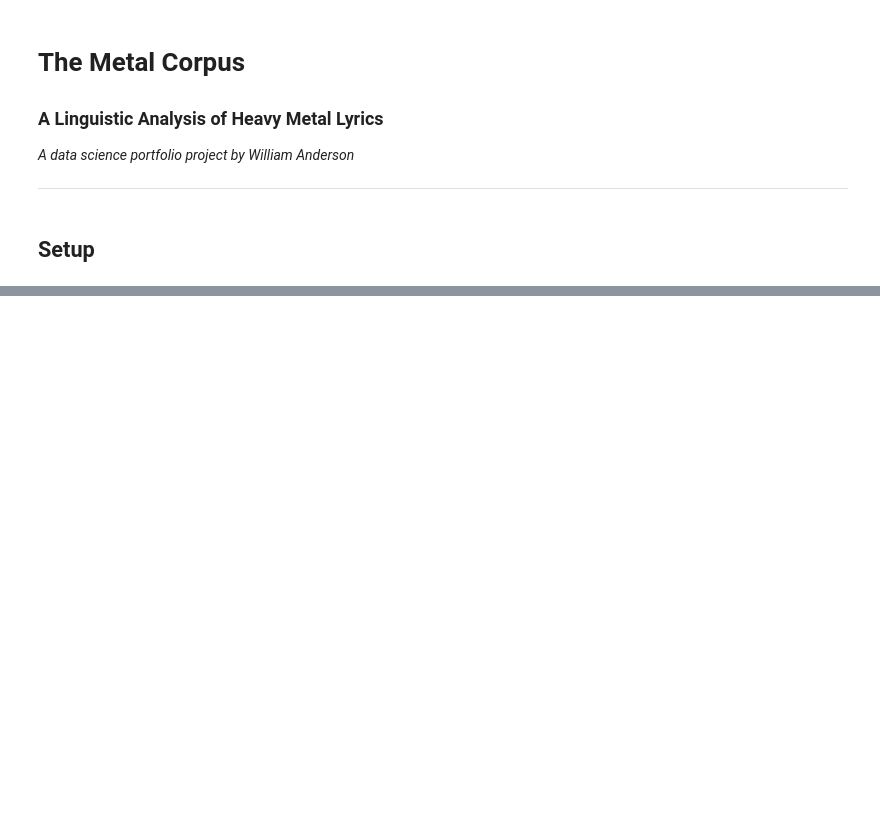
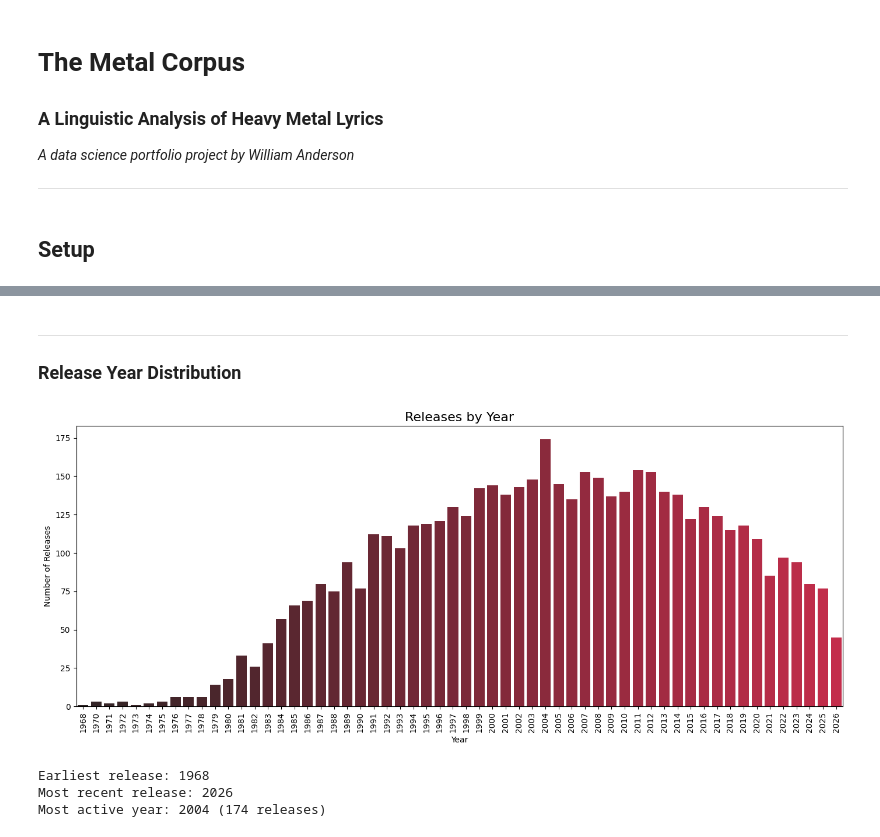
Before and after one commit to wanderson33245/The-Metal-Corpus, a Jupyter notebook: The Metal Corpus.ipynb, the cells around one changed output, grey strips where cells are left out. Saved outputs shown, nothing was run; the diff lists cells and outputs as text; code cells hidden in the pictures; blank space fills up the shorter version.

```diff
--- a/The Metal Corpus.ipynb
+++ b/The Metal Corpus.ipynb
@@ -113,0 +206,33 @@ Czech Republic           1
+# %% [markdown]
+---
+
+### Release Year Distribution
+# %%
+df_years = pd.read_sql("""
+    SELECT year, COUNT(*) as release_count
+    FROM releases
+    WHERE year != 'Unknown'
+    GROUP BY year
+    ORDER BY year
+""", conn)
+
+df_years['year'] = pd.to_numeric(df_years['year'], errors='coerce')
+df_years = df_years.dropna()
+
+plt.figure(figsize=(14, 6))
+sns.barplot(data=df_years, x='year', y='release_count', hue='year', palette='dark:crimson', legend=False)
+plt.title('Releases by Year', fontsize=16)
+plt.xlabel('Year')
+plt.ylabel('Number of Releases')
+plt.xticks(rotation=90)
+plt.tight_layout()
+plt.show()
+
+print(f"Earliest release: {int(df_years['year'].min())}")
+print(f"Most recent release: {int(df_years['year'].max())}")
+print(f"Most active year: {int(df_years.loc[df_years['release_count'].idxmax(), 'year'])} ({df_years['release_count'].max()} releases)")
+# %% [output]
+[figure, added]
+Earliest release: 1968
+Most recent release: 2026
+Most active year: 2004 (174 releases)
```
Also changed, not shown: parts of 9 cells of this notebook.
